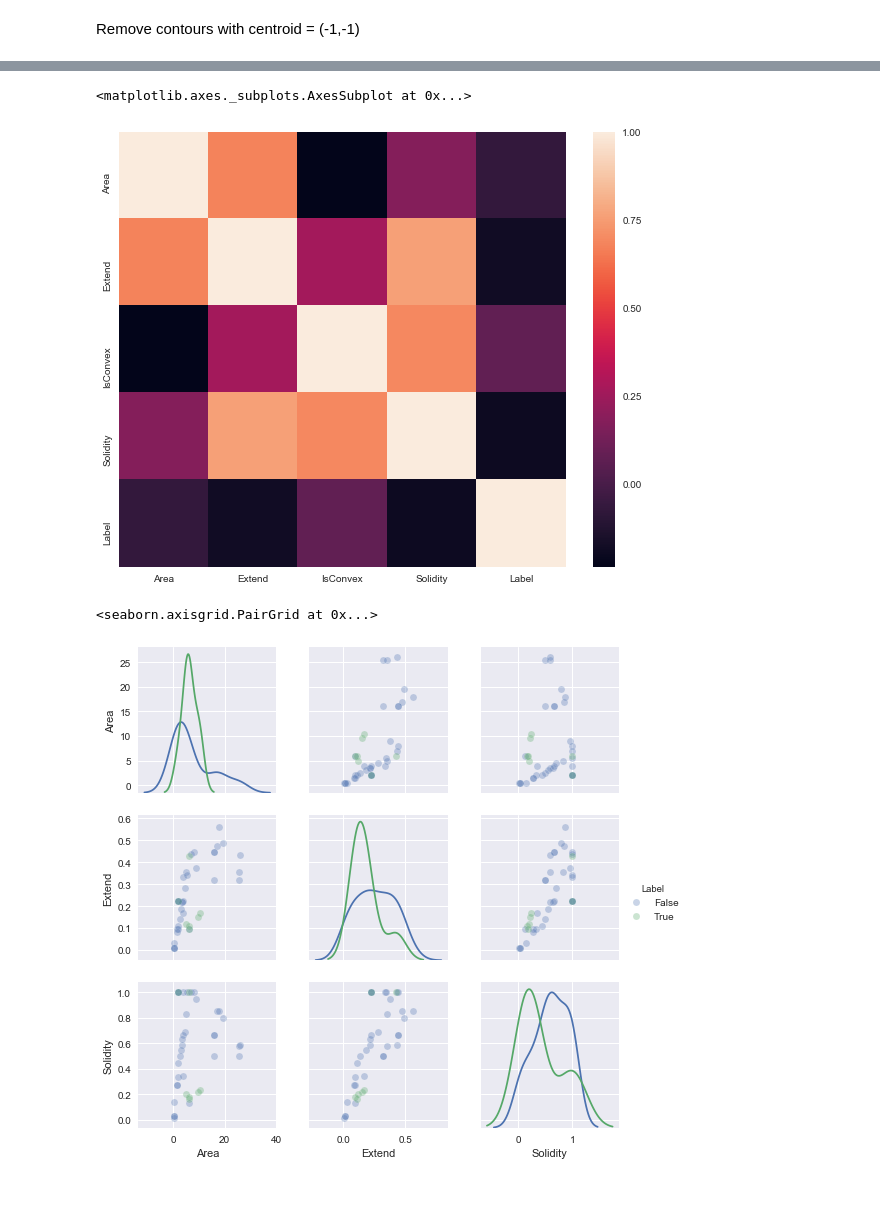
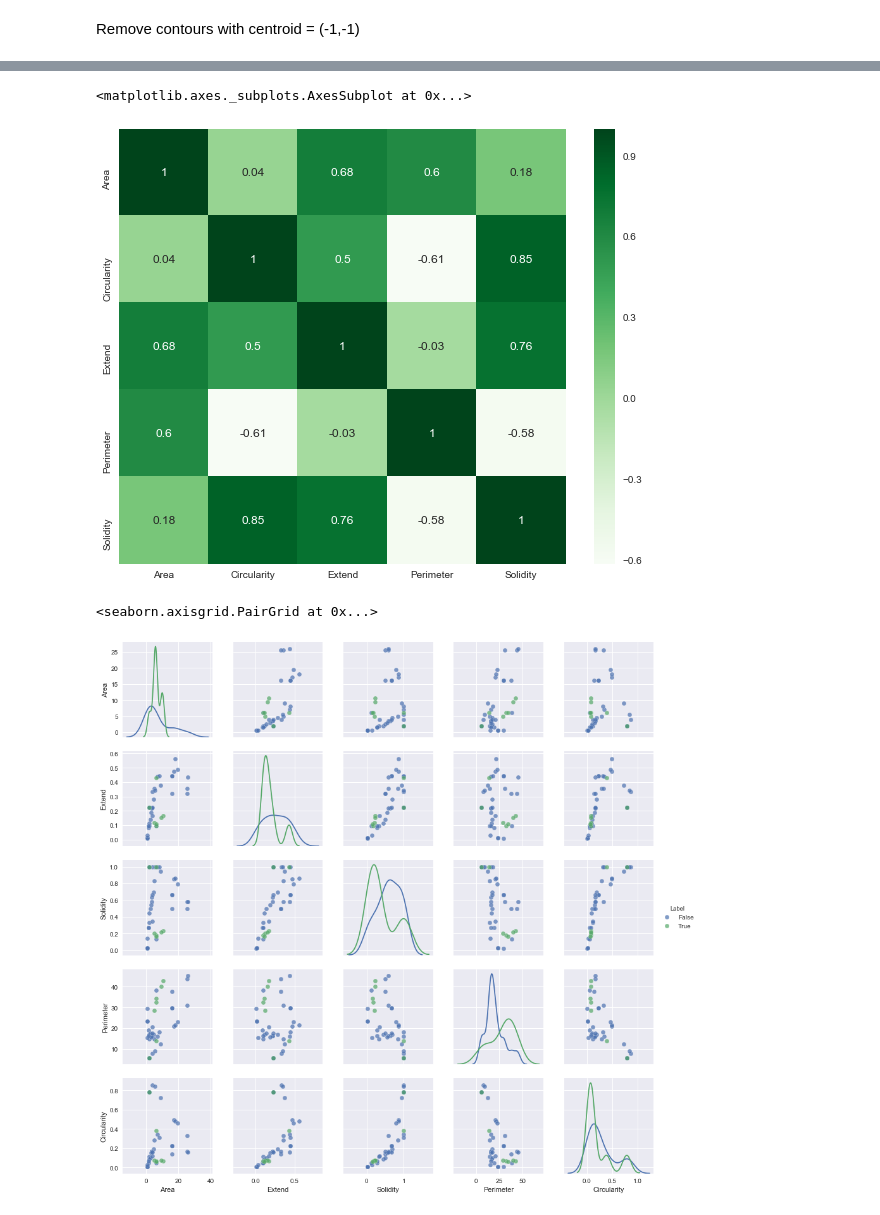
Before and after one commit to ballerupgis/votecounter, a Jupyter notebook: viz.ipynb, the cells around one changed output, grey strips where cells are left out. Saved outputs shown, nothing was run; the diff lists cells and outputs as text; code cells hidden in the pictures.

Commit message:
small changes in notebook - simple contour filter with extend and solidity

```diff
--- a/viz.ipynb
+++ b/viz.ipynb
@@ -23,7 +25,7 @@ for path in paths:
     cnt = np.load(path)
     contours.append(cnt)
 # %%
-property_names = ['IsConvex', 'Area' , 'Centroid', 'Extend', 'Solidity']
+property_names = ['IsConvex', 'Area' , 'Centroid', 'Extend', 'Solidity', 'Perimeter', 'Circularity']
 props = []
 for contour in contours:
     for i in contour:
@@ -59,16 +61,18 @@ corr = df.corr()
 # %%
 sns.set(rc={'figure.figsize':(10,8)})
-sns.heatmap(corr)
+sns.heatmap(
+    corr, annot=True, cmap='Greens'
+)
 # %% [output]
 <matplotlib.axes._subplots.AxesSubplot at 0x...>
-[figure, old version]
+[figure, new version]
 # %%
 sns.pairplot(df,
-             vars=['Area', 'Extend', 'Solidity'],
+             vars=['Area', 'Extend', 'Solidity','Perimeter', 'Circularity'],
              hue="Label",
-             plot_kws=dict(alpha=0.3),
+             plot_kws=dict(alpha=0.7),
              diag_kind='kde'
     )
 # %% [output]
 <seaborn.axisgrid.PairGrid at 0x...>
-[figure, old version]
+[figure, new version]
```
Also changed, not shown: parts of 8 cells of this notebook.
